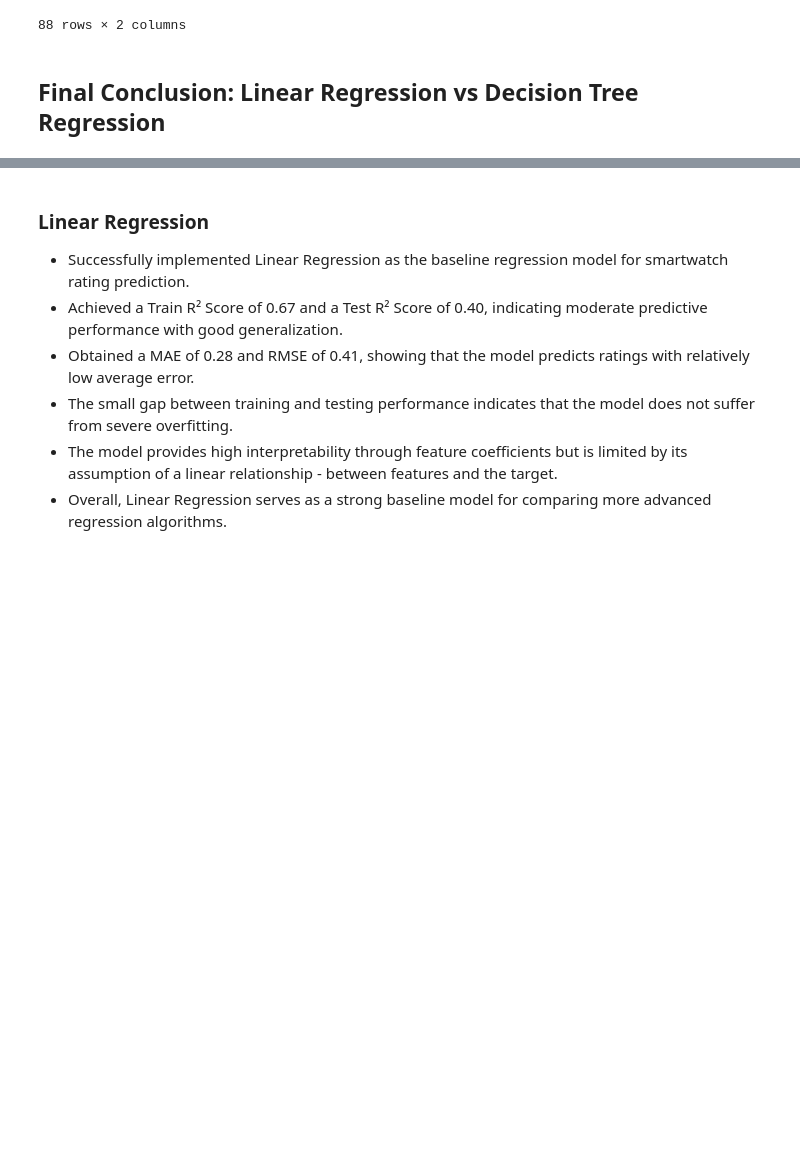
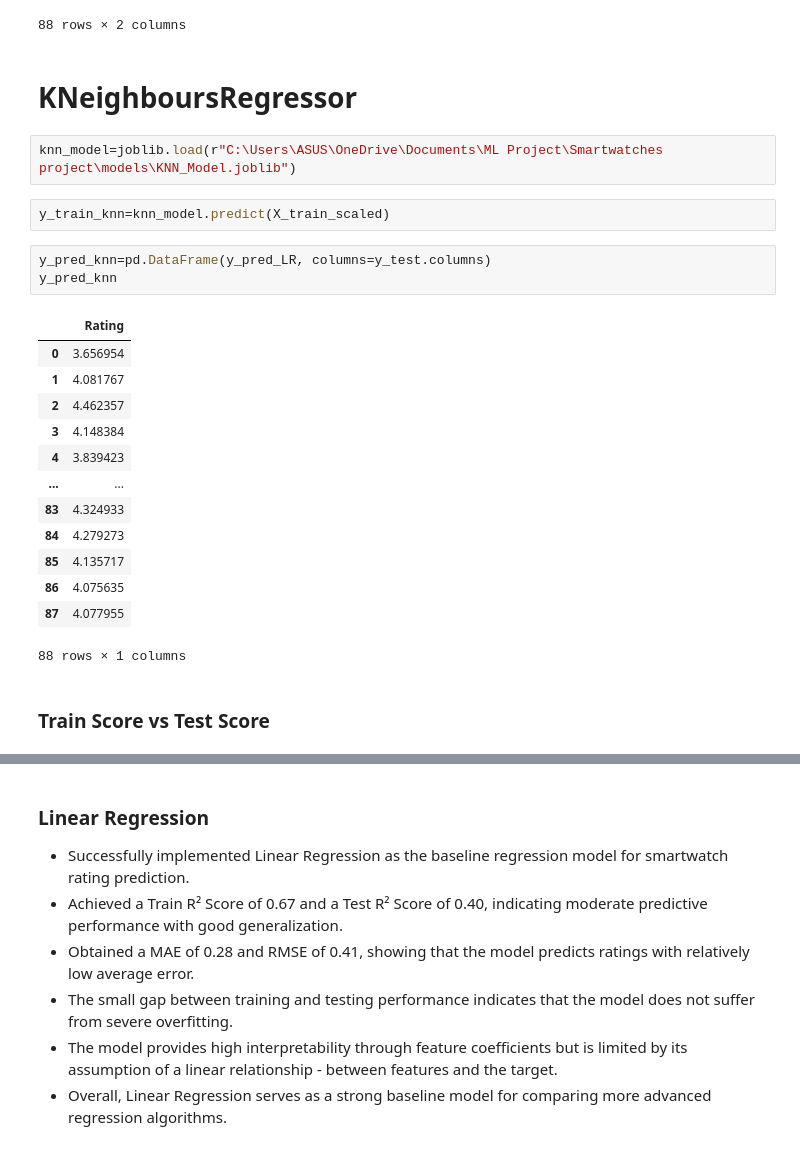
Before and after one commit to kushneek/smartwatch-rating-prediction, a Jupyter notebook: notebooks/Model_Evaluation.ipynb, the cells around one changed output, grey strips where cells are left out. Cells and saved outputs as stored; diff of their text form; blank space fills up the shorter version.

```diff
--- a/notebooks/Model_Evaluation.ipynb
+++ b/notebooks/Model_Evaluation.ipynb
@@ -347,5 +361,28 @@ comparison_lasso
 | 86 | 4.1 | 4.04454 |
 | 87 | 4.2 | 4.04454 |
 88 rows × 2 columns
-# %% [markdown]
-## Final Conclusion: Linear Regression vs Decision Tree Regression
+# %% [markdown]
+# KNeighboursRegressor
+# %%
+knn_model=joblib.load(r"C:\Users\ASUS\OneDrive\Documents\ML Project\Smartwatches project\models\KNN_Model.joblib")
+# %%
+y_train_knn=knn_model.predict(X_train_scaled)
+# %%
+y_pred_knn=pd.DataFrame(y_pred_LR, columns=y_test.columns)
+y_pred_knn
+# %% [output]
+|  | Rating |
+| 0 | 3.656954 |
+| 1 | 4.081767 |
+| 2 | 4.462357 |
+| 3 | 4.148384 |
+| 4 | 3.839423 |
+| ... | ... |
+| 83 | 4.324933 |
+| 84 | 4.279273 |
+| 85 | 4.135717 |
+| 86 | 4.075635 |
+| 87 | 4.077955 |
+88 rows × 1 columns
+# %% [markdown]
+### Train Score vs Test Score
```
Also changed, not shown: parts of 13 cells of this notebook, 3 other files.
